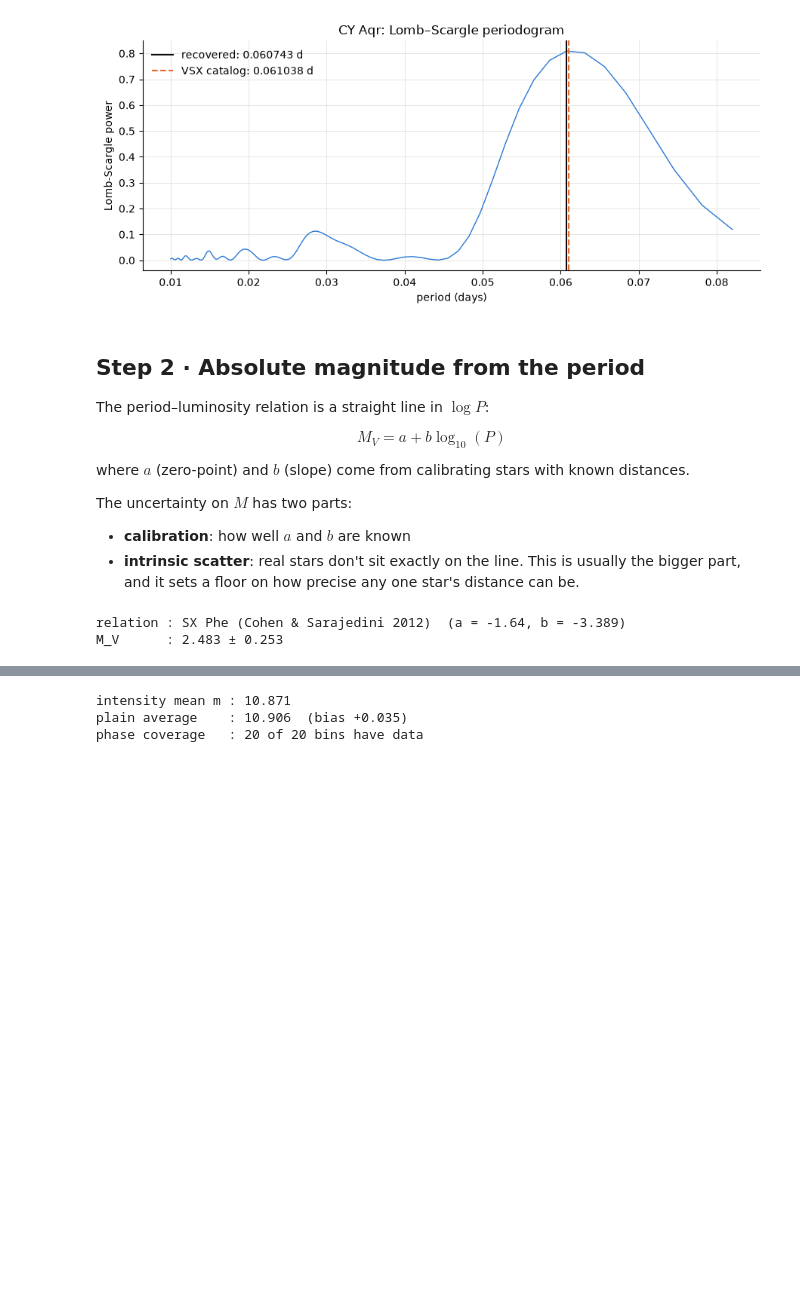
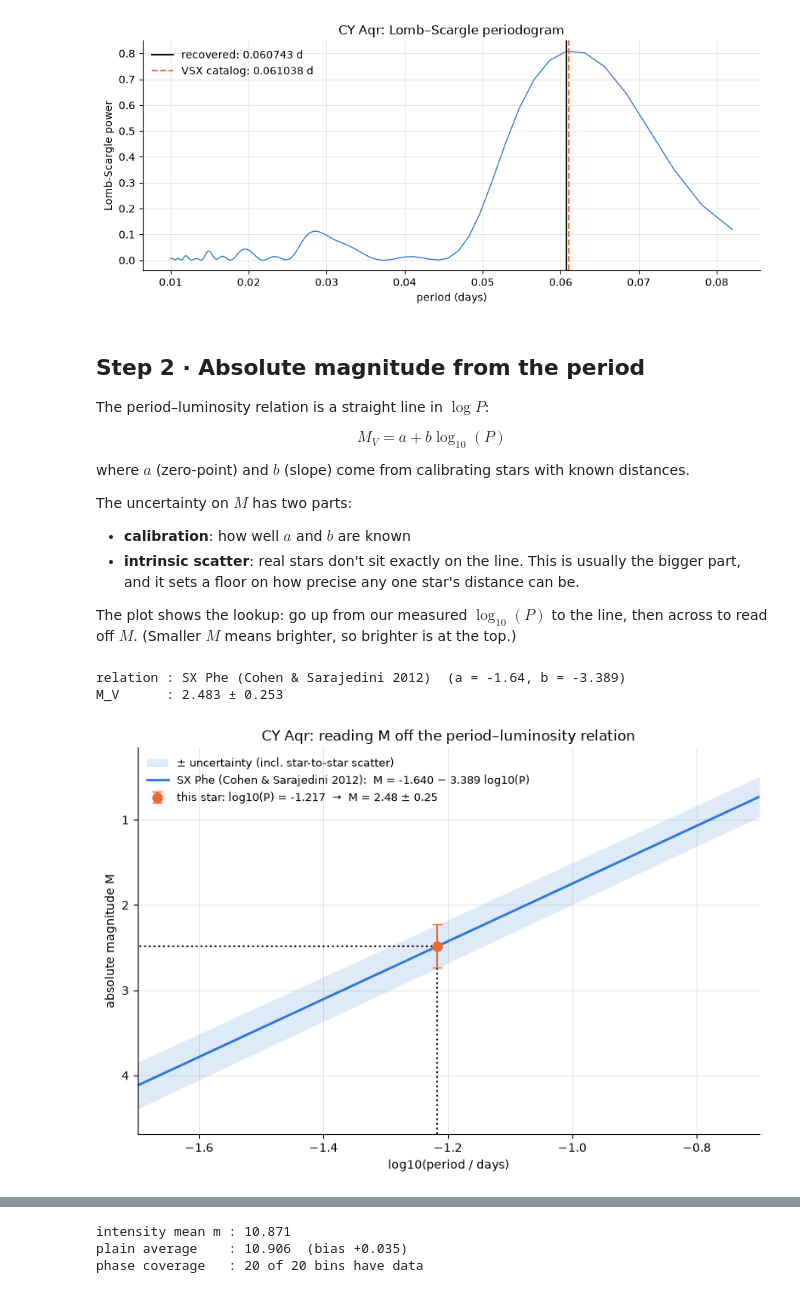
Before and after one commit to jeffrwatts/AstroNotebooks, a Jupyter notebook: variable_star_distance.ipynb, the cells around one changed output, grey strips where cells are left out. Drawn from its saved outputs; the diff is of its cells as text; code cells hidden in the pictures; blank space fills up the shorter version.

```diff
--- a/variable_star_distance.ipynb
+++ b/variable_star_distance.ipynb
@@ -155,18 +182,25 @@ The uncertainty on $M$ has two parts:
 - **calibration**: how well $a$ and $b$ are known
 - **intrinsic scatter**: real stars don't sit exactly on the line. This is usually
   the bigger part, and it sets a floor on how precise any one star's distance can be.
+
+The plot shows the lookup: go up from our measured $\log_{10}(P)$ to the line,
+then across to read off $M$. (Smaller $M$ means brighter, so brighter is at the top.)
 # %%
 rel = PL_RELATIONS[RELATION]
 logP = np.log10(period)
 
 M = rel["a"] + rel["b"] * logP
 M_err = np.sqrt(rel["a_err"]**2 + (logP * rel["b_err"])**2 + rel["sigma_intrinsic"]**2)
 
 print(f"relation : {rel['label']}  (a = {rel['a']}, b = {rel['b']})")
 print(f"M_V      : {M:.3f} ± {M_err:.3f}")
+
+plots.plot_pl_lookup(rel, period, M, M_err, f"{STAR}: reading M off the period–luminosity relation")
+plt.show()
 # %% [output]
 relation : SX Phe (Cohen & Sarajedini 2012)  (a = -1.64, b = -3.389)
 M_V      : 2.483 ± 0.253
+[figure, added]
 # %% [markdown]
 ## Step 3 · Apparent magnitude from the folded light curve
 
```
Also changed, not shown: parts of 4 cells of this notebook, 2 other files.
